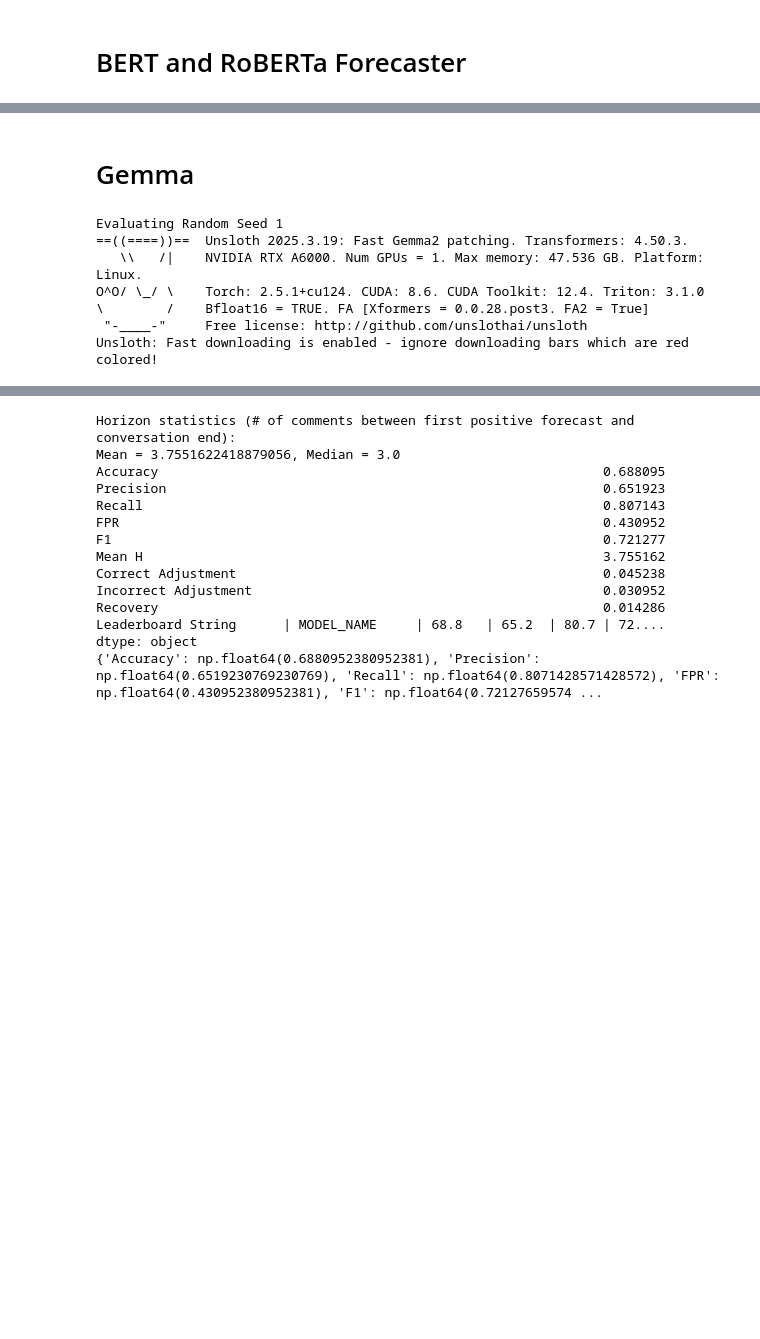
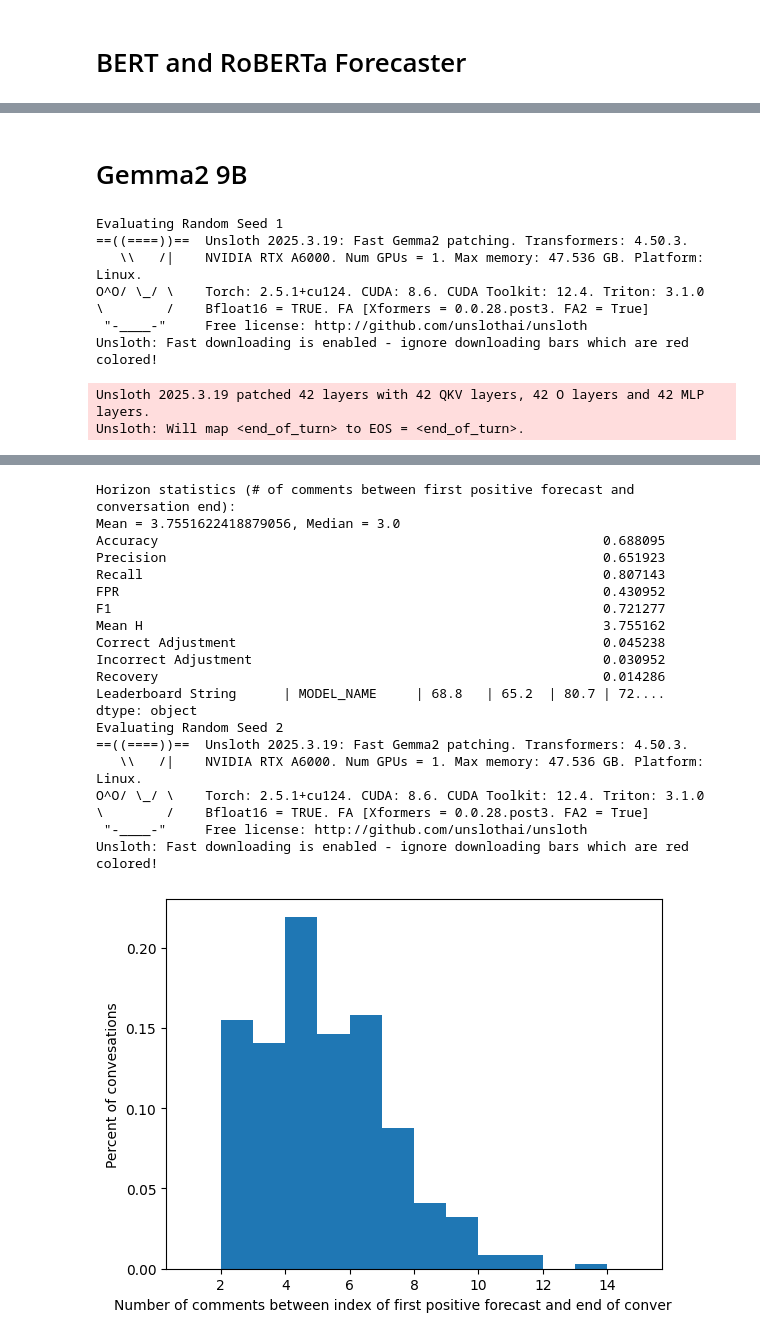
Before and after one commit to CornellNLP/ConvoKit, a Jupyter notebook: examples/forecaster/Transformer Fine-tuned Models.ipynb, the cells around one changed output, grey strips where cells are left out. Saved outputs shown, nothing was run; the diff lists cells and outputs as text; code cells hidden in the pictures; blank space fills up the shorter version.

```diff
--- a/examples/forecaster/Transformer Fine-tuned Models.ipynb
+++ b/examples/forecaster/Transformer Fine-tuned Models.ipynb
@@ -40,9 +37,9 @@ YOUR_DATA_DIRECTORY = "YOUR_DATA_DIRECTORY"
 YOUR_SAVING_DIRECTORY = "YOUR_SAVING_DIRECTORY"
 # %%
 if corpus_name == "cga-wikiconv":
-    corpus = Corpus(filename=download("conversations-gone-awry-corpus", data_dir=YOUR_DATA_DIRECTORY))
+    corpus = Corpus(filename=download("conversations-gone-awry-corpus"))
 elif corpus_name == "cga-cmv-legacy":
-    corpus = Corpus(filename=download("conversations-gone-awry-cmv-corpus", data_dir=YOUR_DATA_DIRECTORY))
+    corpus = Corpus(filename=download("conversations-gone-awry-cmv-corpus"))
 elif corpus_name == "cga-cmv-large":
     raise ValueError(f"The corpus {corpus_name} has not been published. This corpus is not available.")
 # %% [output]
@@ -227,3 +247 @@ print(json.dumps(all_results, indent=4))
 }
-# %% [markdown]
-# Gemma
@@ -232,55 +248,73 @@ forecasting_models_path = f"/reef/sqt2/FinalAAO/cga-wikiconv/google/gemma-2-9b-i
+# %% [markdown]
+# Gemma2 9B
+# %%
+MODEL = "google/gemma-2-9b-it"
+BASE_URL = f"https://zissou.infosci.cornell.edu/convokit/models/forecaster_models/{corpus_name}/{MODEL}/"
+DOWNLOAD_DIR = f"{YOUR_MODEL_DIRECTORY}/{corpus_name}/{MODEL}"
+
+os.makedirs(DOWNLOAD_DIR, exist_ok=True)
+download_recursive(BASE_URL, DOWNLOAD_DIR)
+forecasting_models_path = DOWNLOAD_DIR
 # %%
+# This cell takes around 80 mins on a single NVIDIA RTX A6000
 all_results = {}
-for seed in range(1,2):
+for seed in range(1,6):
     print(f"Evaluating Random Seed {seed}")
     config_dict = ForecasterTrainingArgument(
-        output_dir=f"{YOUR_SAVING_DIRECTORY}/seed{seed}",
+        output_dir=f"{YOUR_SAVING_DIRECTORY}/{corpus_name}/{MODEL}/seed{seed}",
         context_mode="normal", # set to normal by default
         device=DEVICE
     )
     saved_model_path = os.path.join(forecasting_models_path, f'seed-{seed}')
 
     #Load pre-tuned config
     tuned_config_file = os.path.join(saved_model_path, "dev_config.json")
     with open(tuned_config_file, 'r') as file:
         tuned_config = json.load(file)
 
     normal_bert = TransformerDecoderModel(os.path.join(saved_model_path, tuned_config['best_checkpoint']), config=config_dict)
     normal_bert.best_threshold = tuned_config['best_threshold']
     normal_bert_forecaster = Forecaster(normal_bert, label_metadata)
 
     # corpus = copy.deepcopy(corpus)
     corpus = normal_bert_forecaster.transform(corpus, transform_selector)
     _, cur_metrics= normal_bert_forecaster.summarize(corpus, lambda c: c.meta['split'] == "test")
 
     update_metrics(all_results, cur_metrics)
 
 for metric in all_results:
     if metric == "Leaderboard String":
         continue
     all_results[metric] = sum(all_results[metric]) / len(all_results[metric])
-
-print(all_results)
 # %% [output]
 Evaluating Random Seed 1
 ==((====))==  Unsloth 2025.3.19: Fast Gemma2 patching. Transformers: 4.50.3.
    \\   /|    NVIDIA RTX A6000. Num GPUs = 1. Max memory: 47.536 GB. Platform: Linux.
 O^O/ \_/ \    Torch: 2.5.1+cu124. CUDA: 8.6. CUDA Toolkit: 12.4. Triton: 3.1.0
 \        /    Bfloat16 = TRUE. FA [Xformers = 0.0.28.post3. FA2 = True]
  "-____-"     Free license: http://github.com/unslothai/unsloth
 Unsloth: Fast downloading is enabled - ignore downloading bars which are red colored!
+Unsloth 2025.3.19 patched 42 layers with 42 QKV layers, 42 O layers and 42 MLP layers.
+Unsloth: Will map <end_of_turn> to EOS = <end_of_turn>.
 [figure]
-Horizon statistics (# of comments between first positive forecast and conversation end):
-Mean = 3.7551622418879056, Median = 3.0
-Accuracy                                                         0.688095
-Precision                                                        0.651923
-Recall                                                           0.807143
-FPR                                                              0.430952
-F1                                                               0.721277
-Mean H                                                           3.755162
-Correct Adjustment                                               0.045238
-Incorrect Adjustment                                             0.030952
-Recovery                                                         0.014286
-Leaderboard String      | MODEL_NAME     | 68.8   | 65.2  | 80.7 | 72....
-dtype: object
-{'Accuracy': np.float64(0.6880952380952381), 'Precision': np.float64(0.6519230769230769), 'Recall': np.float64(0.8071428571428572), 'FPR': np.float64(0.430952380952381), 'F1': np.float64(0.72127659574 ...
+Horizon statistics (# of comments between first positive forecast and conversation end):
+Mean = 3.7551622418879056, Median = 3.0
+Accuracy                                                         0.688095
+Precision                                                        0.651923
+Recall                                                           0.807143
+FPR                                                              0.430952
+F1                                                               0.721277
+Mean H                                                           3.755162
+Correct Adjustment                                               0.045238
+Incorrect Adjustment                                             0.030952
+Recovery                                                         0.014286
+Leaderboard String      | MODEL_NAME     | 68.8   | 65.2  | 80.7 | 72....
+dtype: object
+Evaluating Random Seed 2
+==((====))==  Unsloth 2025.3.19: Fast Gemma2 patching. Transformers: 4.50.3.
+   \\   /|    NVIDIA RTX A6000. Num GPUs = 1. Max memory: 47.536 GB. Platform: Linux.
+O^O/ \_/ \    Torch: 2.5.1+cu124. CUDA: 8.6. CUDA Toolkit: 12.4. Triton: 3.1.0
+\        /    Bfloat16 = TRUE. FA [Xformers = 0.0.28.post3. FA2 = True]
+ "-____-"     Free license: http://github.com/unslothai/unsloth
+Unsloth: Fast downloading is enabled - ignore downloading bars which are red colored!
+[figure, added]
```
Also changed, not shown: parts of 12 cells of this notebook.
